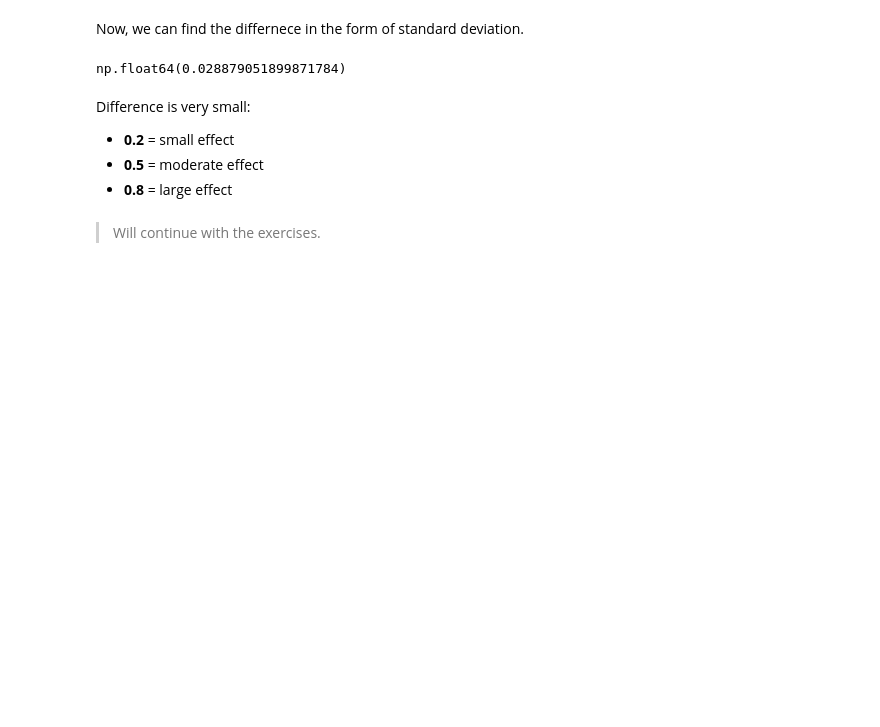
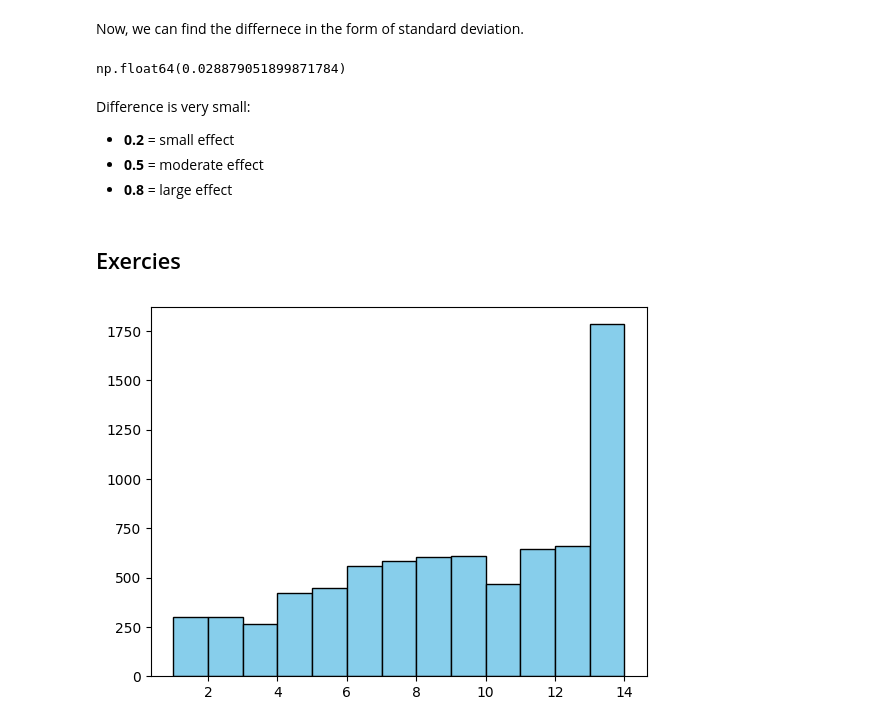
Before and after one commit to dybdeskarphet/statistics, a Jupyter notebook: notes/think_stats/02_distributions.ipynb, the cells around one changed output. Cells and saved outputs as stored; diff of their text form; code cells hidden in the pictures; blank space fills up the shorter version.

Commit message:
Add exercises to distributions chapter

```diff
--- a/notes/think_stats/02_distributions.ipynb
+++ b/notes/think_stats/02_distributions.ipynb
@@ -280,5 +280,16 @@ Difference is very small:
 - **0.2** = small effect
 - **0.5** = moderate effect
 - **0.8** = large effect
-# %% [markdown]
-> Will continue with the exercises.
+# %% [markdown]
+## Exercies
+# %%
+from statadict import parse_stata_dict
+fem_dict = parse_stata_dict('./data/2002FemResp.dct')
+fem = pd.read_fwf('./data/2002FemResp.dat', names=fem_dict.names, colspecs=fem_dict.colspecs)
+# %%
+totinc = fem["totincr"]
+fig, ax = plt.subplots()
+ax.hist(totinc, color="skyblue", edgecolor="black", bins=np.arange(1,15))
+plt.show()
+# %% [output]
+[figure, added]
```
Also changed, not shown: parts of 7 cells of this notebook, 2 other files.
